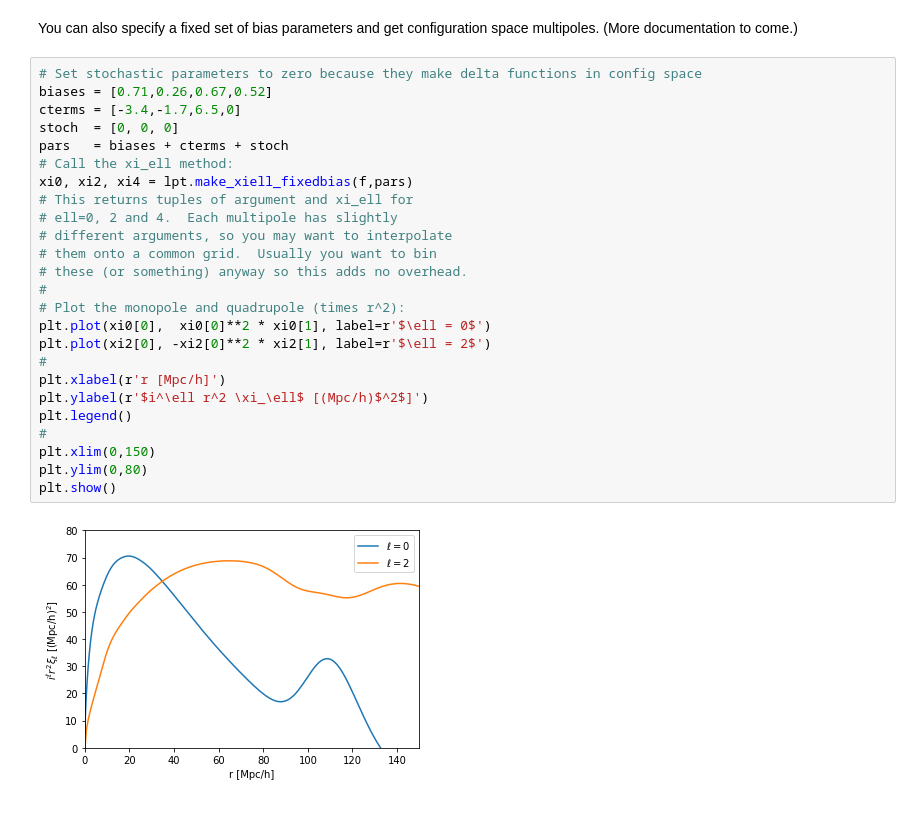
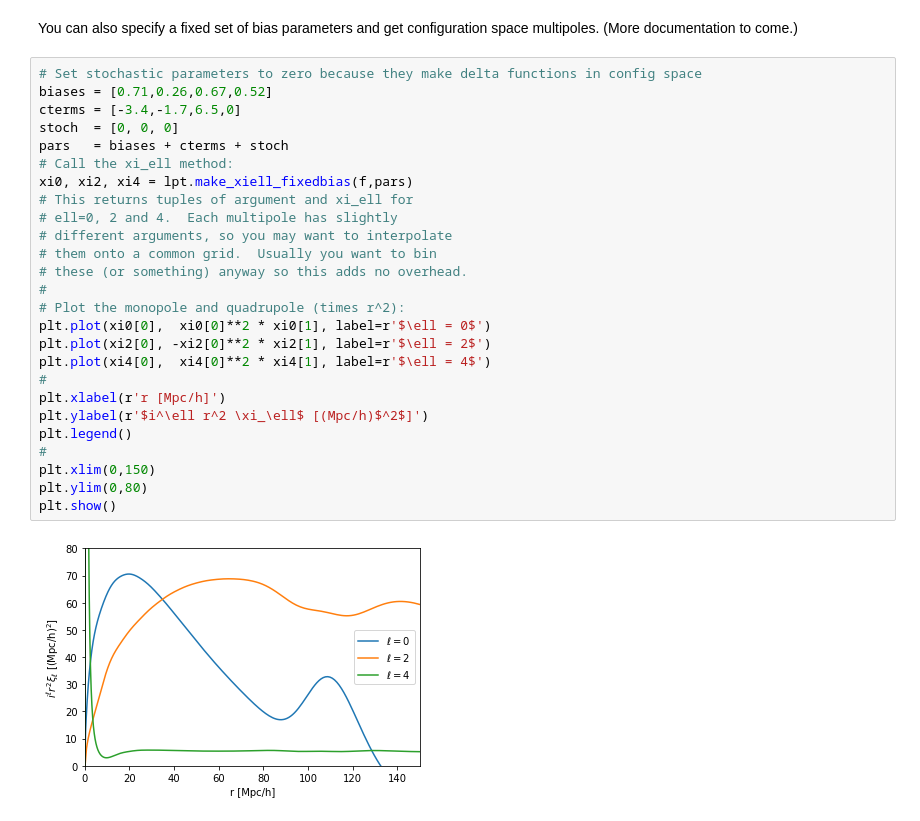
Before and after one commit to sfschen/velocileptors, a Jupyter notebook: Direct LPT RSD Examples.ipynb, the cells around one changed output. Saved outputs shown, nothing was run; the diff lists cells and outputs as text.

```diff
--- a/Direct LPT RSD Examples.ipynb
+++ b/Direct LPT RSD Examples.ipynb
@@ -125,27 +125,28 @@ You can also specify a fixed set of bias parameters and get configuration space
 # %%
 # Set stochastic parameters to zero because they make delta functions in config space
 biases = [0.71,0.26,0.67,0.52]
 cterms = [-3.4,-1.7,6.5,0]
 stoch  = [0, 0, 0]
 pars   = biases + cterms + stoch
 # Call the xi_ell method:
 xi0, xi2, xi4 = lpt.make_xiell_fixedbias(f,pars)
 # This returns tuples of argument and xi_ell for
 # ell=0, 2 and 4.  Each multipole has slightly
 # different arguments, so you may want to interpolate
 # them onto a common grid.  Usually you want to bin
 # these (or something) anyway so this adds no overhead.
 #
 # Plot the monopole and quadrupole (times r^2):
 plt.plot(xi0[0],  xi0[0]**2 * xi0[1], label=r'$\ell = 0$')
 plt.plot(xi2[0], -xi2[0]**2 * xi2[1], label=r'$\ell = 2$')
+plt.plot(xi4[0],  xi4[0]**2 * xi4[1], label=r'$\ell = 4$')
 #
 plt.xlabel(r'r [Mpc/h]')
 plt.ylabel(r'$i^\ell r^2 \xi_\ell$ [(Mpc/h)$^2$]')
 plt.legend()
 #
 plt.xlim(0,150)
 plt.ylim(0,80)
 plt.show()
 # %% [output]
-[figure, old version]
+[figure, new version]
```
Also changed, not shown: parts of 3 cells of this notebook, 1 other file.
